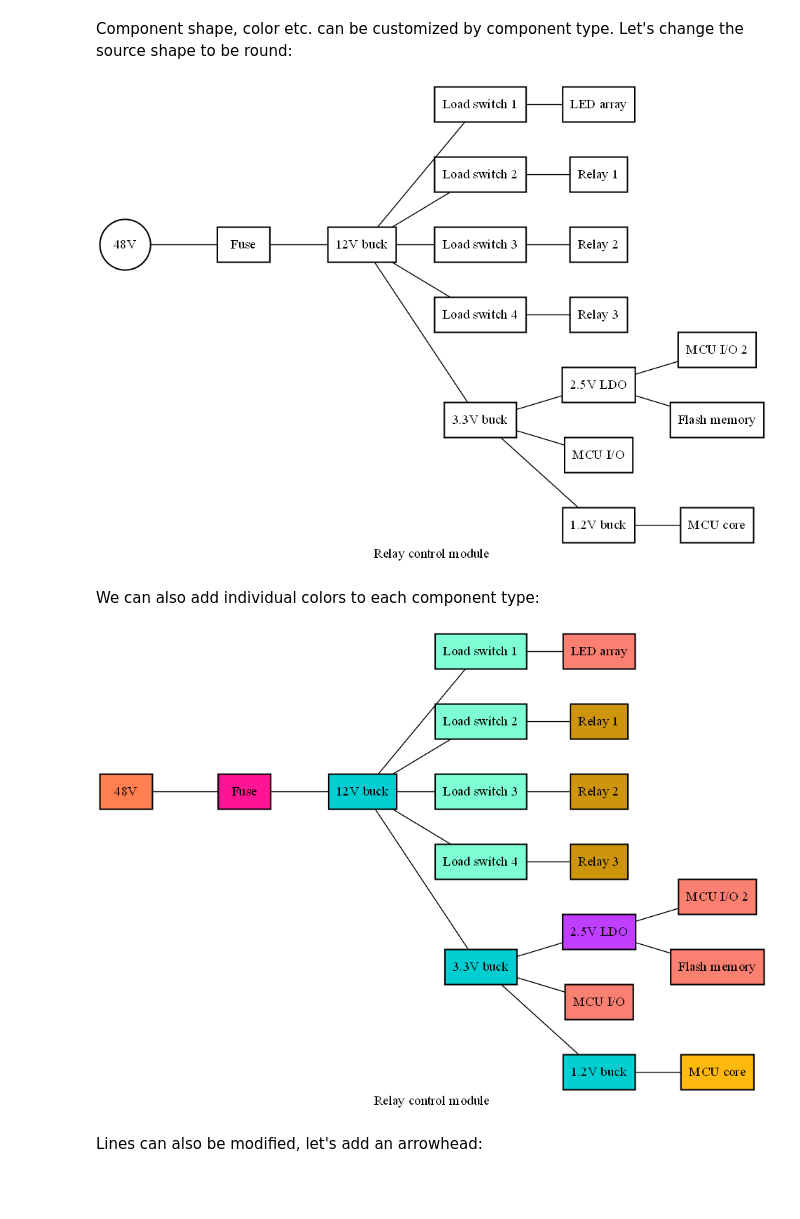
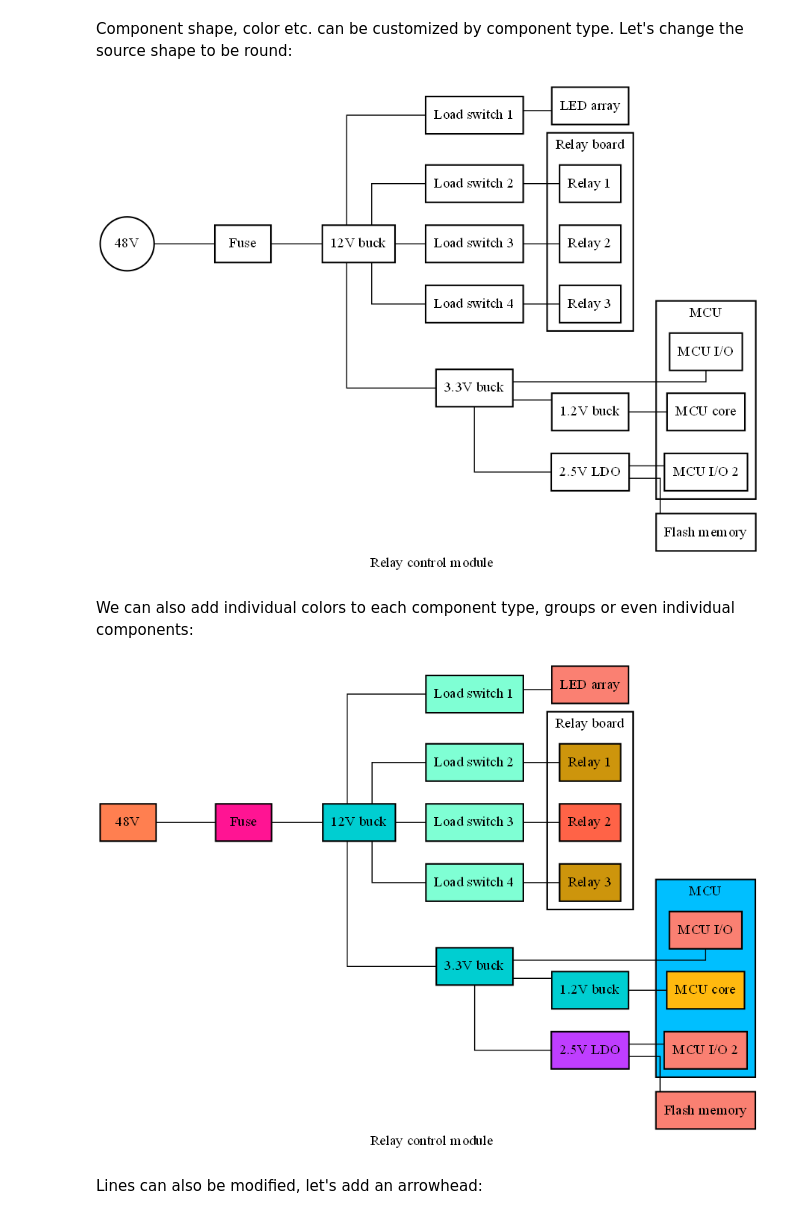
Before and after one commit to geddy11/sysloss, a Jupyter notebook: docs/nb/Diagrams.ipynb, the cells around one changed output. Saved outputs shown, nothing was run; the diff lists cells and outputs as text; code cells hidden in the pictures; blank space fills up the shorter version.

Commit message:
refactor: use pydot in make_diagram() to support clusters (component groups)

```diff
--- a/docs/nb/Diagrams.ipynb
+++ b/docs/nb/Diagrams.ipynb
@@ -28,16 +28,16 @@ rcm.add_comp("12V buck", comp=PSwitch("Load switch 2", rs=0.055, ig=10e-6))
 rcm.add_comp("12V buck", comp=PSwitch("Load switch 3", rs=0.055, ig=10e-6))
 rcm.add_comp("12V buck", comp=PSwitch("Load switch 4", rs=0.055, ig=10e-6))
 rcm.add_comp("Load switch 1", comp=PLoad("LED array", pwr=3.7))
-rcm.add_comp("Load switch 2", comp=RLoad("Relay 1", rs=180))
-rcm.add_comp("Load switch 3", comp=RLoad("Relay 2", rs=180))
-rcm.add_comp("Load switch 4", comp=RLoad("Relay 3", rs=180))
+rcm.add_comp("Load switch 2", comp=RLoad("Relay 1", rs=180), group="Relay board")
+rcm.add_comp("Load switch 3", comp=RLoad("Relay 2", rs=180), group="Relay board")
+rcm.add_comp("Load switch 4", comp=RLoad("Relay 3", rs=180), group="Relay board")
 rcm.add_comp("12V buck", comp=Converter("3.3V buck", vo=3.3, eff=0.83, limits={"io":[0,2]}))
 rcm.add_comp("3.3V buck", comp=LinReg("2.5V LDO", vo=2.5, limits={"io":[0,0.45]}))
-rcm.add_comp("3.3V buck", comp=PLoad("MCU I/O", pwr=0.1))
-rcm.add_comp("2.5V LDO", comp=PLoad("MCU I/O 2", pwr=0.15))
+rcm.add_comp("3.3V buck", comp=PLoad("MCU I/O", pwr=0.1), group="MCU")
+rcm.add_comp("2.5V LDO", comp=PLoad("MCU I/O 2", pwr=0.15), group="MCU")
 rcm.add_comp("2.5V LDO", comp=PLoad("Flash memory", pwr=0.066))
 rcm.add_comp("3.3V buck", comp=Converter("1.2V buck", vo=1.2, eff=0.88, limits={"io":[0,0.5]}))
-rcm.add_comp("1.2V buck", comp=ILoad("MCU core", ii=0.1))
+rcm.add_comp("1.2V buck", comp=ILoad("MCU core", ii=0.1), group="MCU")
 # %% [markdown]
 The text-based tree() method:
 # %%
@@ -109,0 +124,3 @@ make_diag(rcm, config=my_conf)
+# %%
+my_conf["graph"]['splines']="ortho"
+make_diag(rcm, config=my_conf)
@@ -113,21 +132,23 @@ Component shape, color etc. can be customized by component type. Let's change th
 my_conf["node"]["Source"] = {"shape":"circle"}
 make_diag(rcm, config=my_conf)
 # %% [output]
-[figure, old version]
+[figure, new version]
 # %% [markdown]
-We can also add individual colors to each component type:
+We can also add individual colors to each component type, groups or even individual components:
 # %%
-my_conf["node"]["Source"] = {"fillcolor":"coral"}
+my_conf["node"]["Source"] = {"shape":"circle", "fillcolor":"coral"}
 my_conf["node"]["Converter"] = {"fillcolor":"darkturquoise"}
 my_conf["node"]["ILoad"] = {"fillcolor":"darkgoldenrod1"}
 my_conf["node"]["PLoad"] = {"fillcolor":"salmon"}
 my_conf["node"]["RLoad"] = {"fillcolor":"darkgoldenrod3"}
 my_conf["node"]["RLoss"] = {"fillcolor":"deeppink"}
 my_conf["node"]["LinReg"] = {"fillcolor":"darkorchid1"}
 my_conf["node"]["PSwitch"] = {"fillcolor":"aquamarine"}
+my_conf["node"]["Relay 2"] = {"fillcolor":"tomato1"}
+my_conf["cluster"]["MCU"]= {"fillcolor" :"deepskyblue"}
 make_diag(rcm, config=my_conf)
 # %% [output]
-[figure, old version]
+[figure, new version]
 # %% [markdown]
 Lines can also be modified, let's add an arrowhead:
 # %%
```
Also changed, not shown: parts of 8 cells of this notebook, 4 other files.
